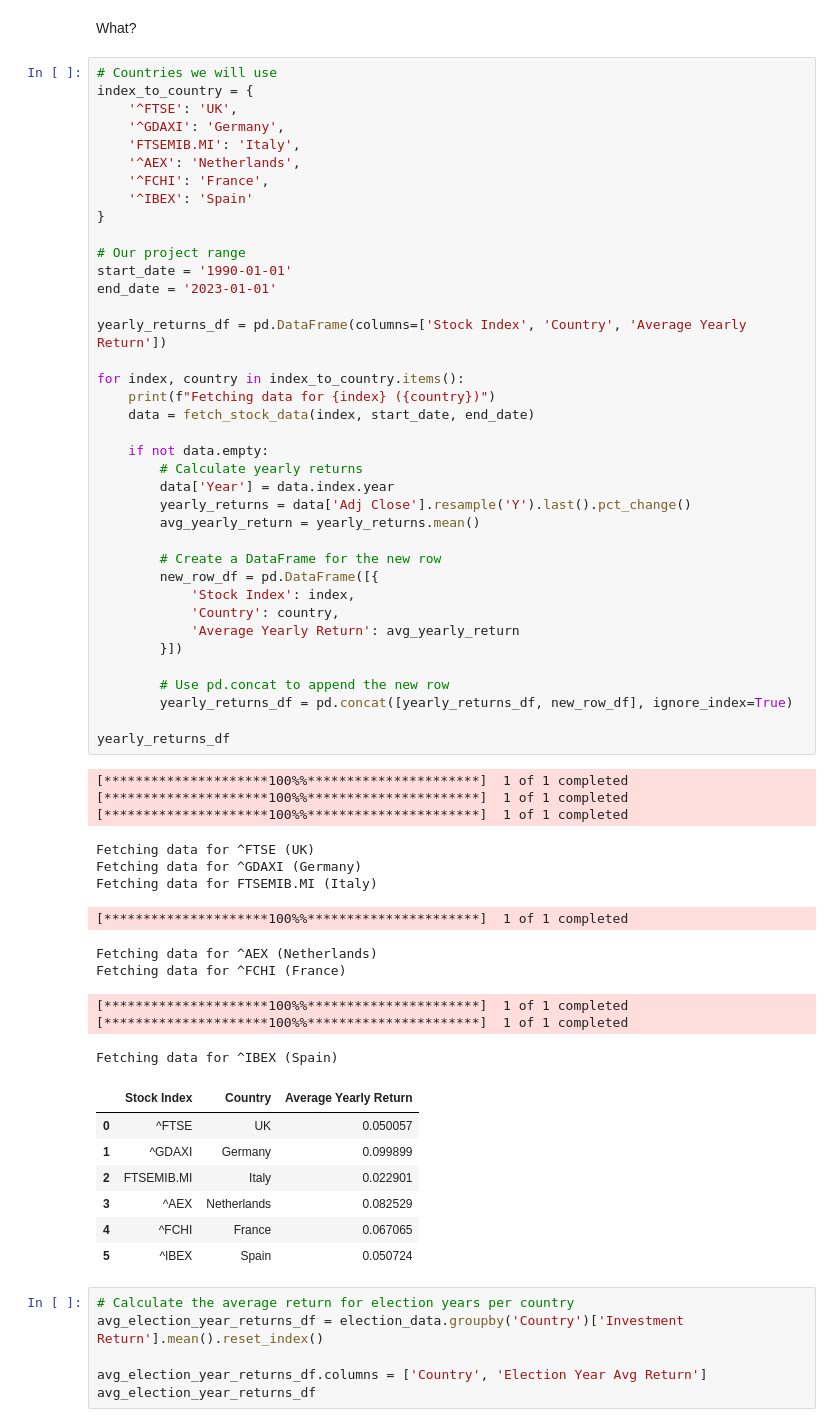
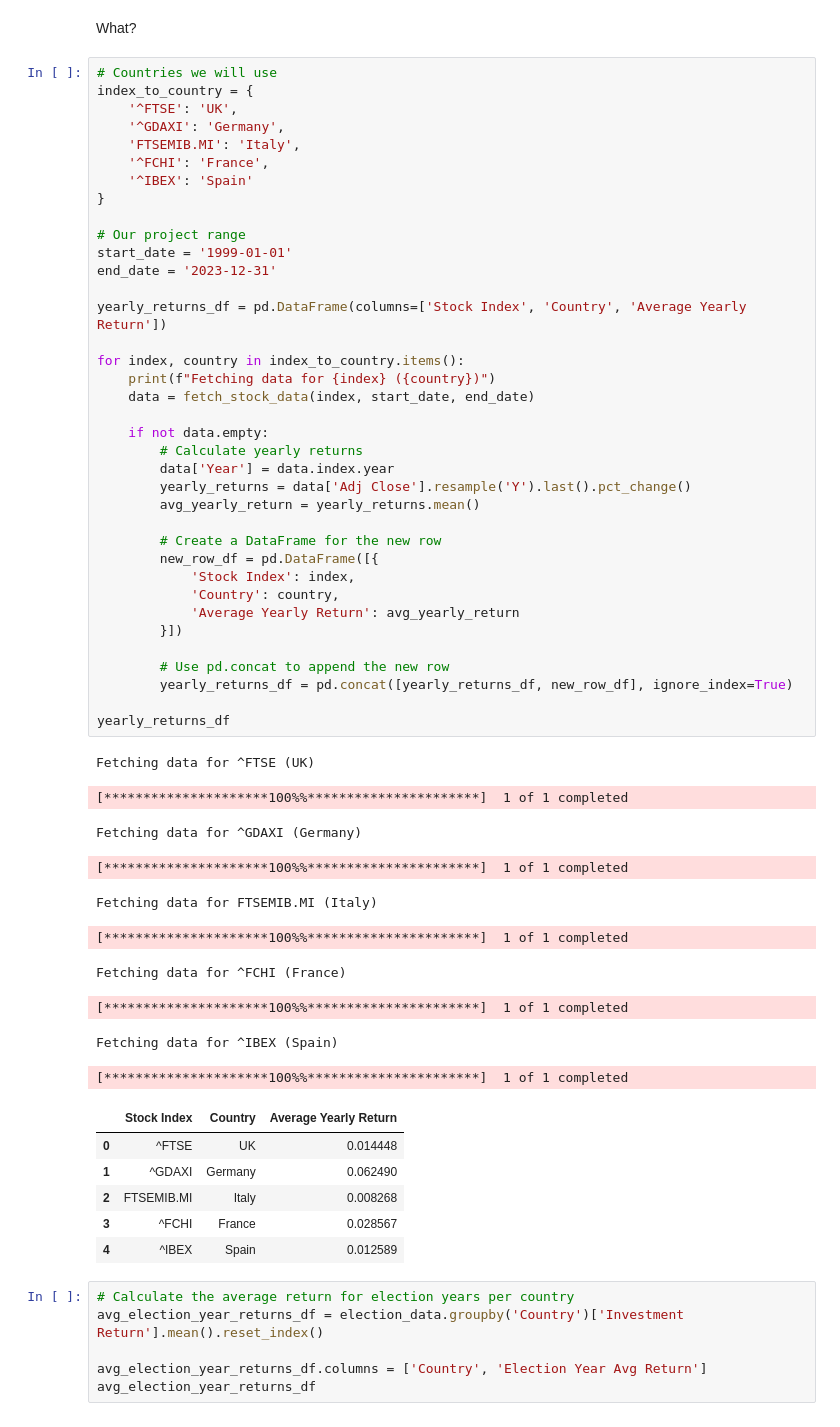
Before and after one commit to RafaelMeiri/Elections_Project, a Jupyter notebook: project_main.ipynb, the cells around one changed output. Cells and saved outputs as stored; diff of their text form.

```diff
--- a/project_main.ipynb
+++ b/project_main.ipynb
@@ -224,58 +224,54 @@ index_to_country = {
     '^FTSE': 'UK',
     '^GDAXI': 'Germany',
     'FTSEMIB.MI': 'Italy',
-    '^AEX': 'Netherlands',
     '^FCHI': 'France',
     '^IBEX': 'Spain'
 }
 
 # Our project range
-start_date = '1990-01-01'
-end_date = '2023-01-01'
+start_date = '1999-01-01'
+end_date = '2023-12-31'
 
 yearly_returns_df = pd.DataFrame(columns=['Stock Index', 'Country', 'Average Yearly Return'])
 
 for index, country in index_to_country.items():
     print(f"Fetching data for {index} ({country})")
     data = fetch_stock_data(index, start_date, end_date)
 
     if not data.empty:
         # Calculate yearly returns
         data['Year'] = data.index.year
         yearly_returns = data['Adj Close'].resample('Y').last().pct_change()
         avg_yearly_return = yearly_returns.mean()
 
         # Create a DataFrame for the new row
         new_row_df = pd.DataFrame([{
             'Stock Index': index,
             'Country': country,
             'Average Yearly Return': avg_yearly_return
         }])
 
         # Use pd.concat to append the new row
         yearly_returns_df = pd.concat([yearly_returns_df, new_row_df], ignore_index=True)
 
 yearly_returns_df
 # %% [output]
-[*********************100%%**********************]  1 of 1 completed
-[*********************100%%**********************]  1 of 1 completed
-[*********************100%%**********************]  1 of 1 completed
+Fetching data for ^FTSE (UK)
-Fetching data for ^FTSE (UK)
-Fetching data for ^GDAXI (Germany)
-Fetching data for FTSEMIB.MI (Italy)
+[*********************100%%**********************]  1 of 1 completed
-[*********************100%%**********************]  1 of 1 completed
+Fetching data for ^GDAXI (Germany)
-Fetching data for ^AEX (Netherlands)
-Fetching data for ^FCHI (France)
+[*********************100%%**********************]  1 of 1 completed
-[*********************100%%**********************]  1 of 1 completed
-[*********************100%%**********************]  1 of 1 completed
+Fetching data for FTSEMIB.MI (Italy)
-Fetching data for ^IBEX (Spain)
+[*********************100%%**********************]  1 of 1 completed
+Fetching data for ^FCHI (France)
+[*********************100%%**********************]  1 of 1 completed
+Fetching data for ^IBEX (Spain)
+[*********************100%%**********************]  1 of 1 completed
 |  | Stock Index | Country | Average Yearly Return |
-| 0 | ^FTSE | UK | 0.050057 |
-| 1 | ^GDAXI | Germany | 0.099899 |
-| 2 | FTSEMIB.MI | Italy | 0.022901 |
-| 3 | ^AEX | Netherlands | 0.082529 |
-| 4 | ^FCHI | France | 0.067065 |
-| 5 | ^IBEX | Spain | 0.050724 |
+| 0 | ^FTSE | UK | 0.014448 |
+| 1 | ^GDAXI | Germany | 0.062490 |
+| 2 | FTSEMIB.MI | Italy | 0.008268 |
+| 3 | ^FCHI | France | 0.028567 |
+| 4 | ^IBEX | Spain | 0.012589 |
 # %%
 # Calculate the average return for election years per country
 avg_election_year_returns_df = election_data.groupby('Country')['Investment Return'].mean().reset_index()
```
Also changed, not shown: parts of 3 cells of this notebook, 1 other file.
